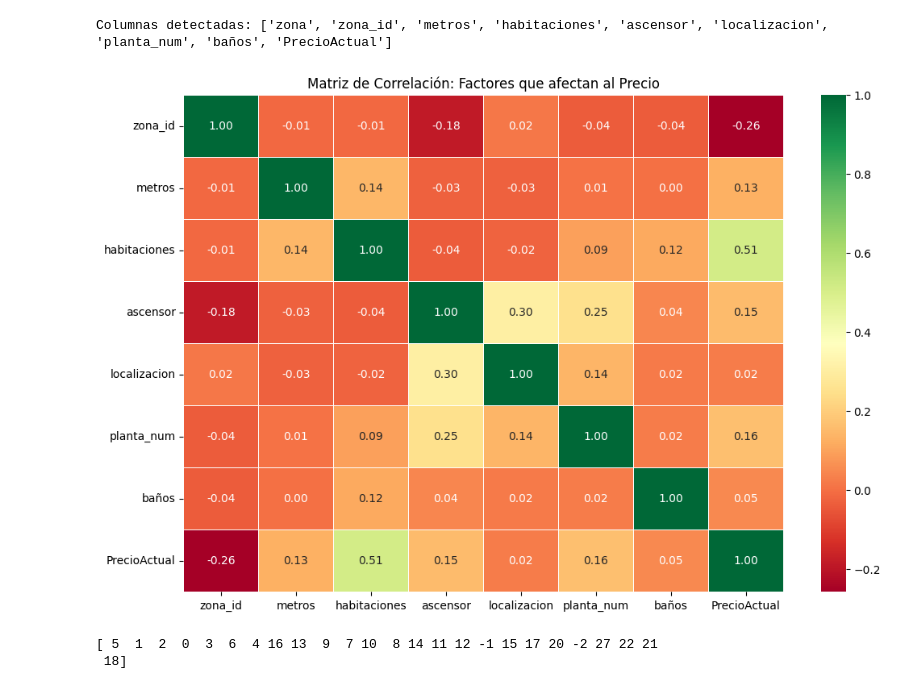
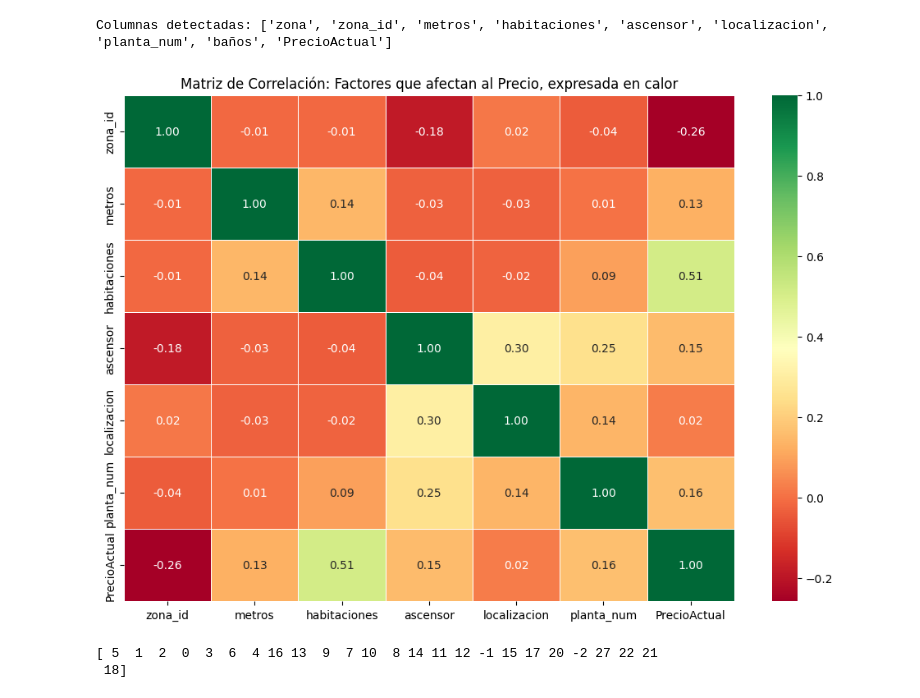
Before and after one commit to Bootcamp-IA-P6/ia-regression-project-team-2, a Jupyter notebook: eda-dataset.ipynb, the cells around one changed output. Cells and saved outputs as stored; diff of their text form; code cells hidden in the pictures.

Commit message:
feat:removing baños column

```diff
--- a/eda-dataset.ipynb
+++ b/eda-dataset.ipynb
@@ -277,18 +277,18 @@ Columnas detectadas: ['zona', 'zona_id', 'metros', 'habitaciones', 'ascensor', '
 # %%
 import seaborn as sns
 import matplotlib.pyplot as plt
 
-cols_para_corr = ['zona_id', 'metros', 'habitaciones', 'ascensor', 'localizacion', 'planta_num', 'baños', 'PrecioActual']
-
+# cols_para_corr = ['zona_id', 'metros', 'habitaciones', 'ascensor', 'localizacion', 'planta_num', 'baños', 'PrecioActual']
+cols_para_corr = ['zona_id', 'metros', 'habitaciones', 'ascensor', 'localizacion', 'planta_num', 'PrecioActual']
 matriz = df[cols_para_corr].corr()
 
 plt.figure(figsize=(12, 8))
 sns.heatmap(matriz, annot=True, cmap='RdYlGn', fmt=".2f", linewidths=0.5)
 
 plt.title("Matriz de Correlación: Factores que afectan al Precio, expresada en calor")
 plt.show()
 # %% [output]
-[figure, old version]
+[figure, new version]
 # %%
 # print(df['localizacion'].value_counts())
 # print(df['ascensor'].value_counts())
```
